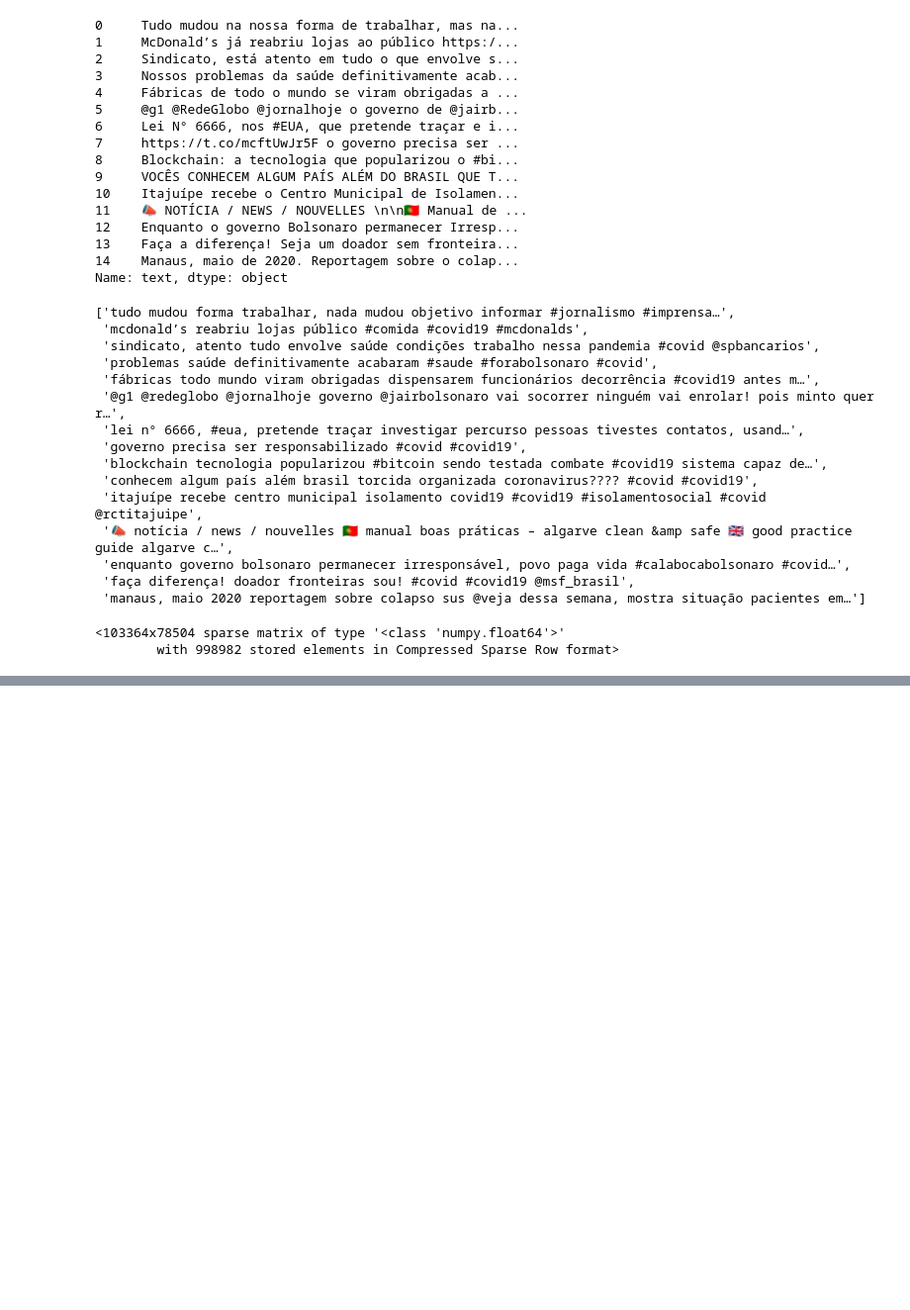
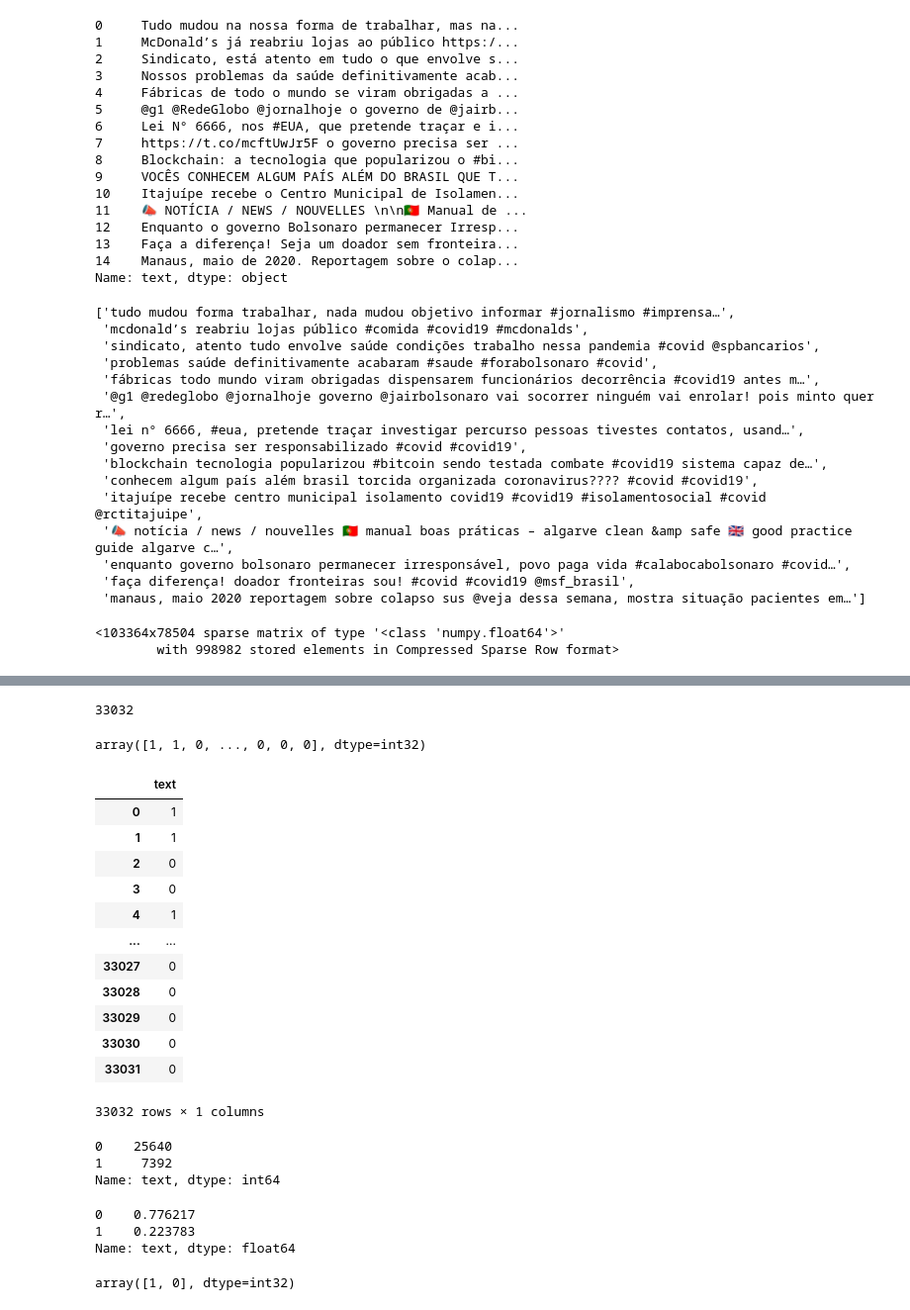
Before and after one commit to italolima04/monitoria-probabilidade-estatistica, a Jupyter notebook: Pesquisa-PID/Implementação-Algoritmos/Apresentação_PID_Implementação.ipynb, the cells around one changed output, grey strips where cells are left out. Shown at 99% size. Saved outputs shown, nothing was run; the diff lists cells and outputs as text; code cells hidden in the pictures; blank space fills up the shorter version.

```diff
--- a/Pesquisa-PID/Implementação-Algoritmos/Apresentação_PID_Implementação.ipynb
+++ b/Pesquisa-PID/Implementação-Algoritmos/Apresentação_PID_Implementação.ipynb
@@ -473,0 +307,48 @@ Cluster 1:
+# %%
+len(model.labels_)
+# %% [output]
+33032
+# %%
+#Verificando os labels originados pelo modelo.
+model.labels_
+# %% [output]
+array([1, 1, 0, ..., 0, 0, 0], dtype=int32)
+# %%
+#Criando DataFrame com as classificações para os tweets.
+df_kmeans = pd.DataFrame(data=model.labels_, columns=['text'])
+# %%
+#Visualizando o novo DataFrame criado.
+df_kmeans
+# %% [output]
+|  | text |
+| 0 | 1 |
+| 1 | 1 |
+| 2 | 0 |
+| 3 | 0 |
+| 4 | 1 |
+| ... | ... |
+| 33027 | 0 |
+| 33028 | 0 |
+| 33029 | 0 |
+| 33030 | 0 |
+| 33031 | 0 |
+33032 rows × 1 columns
+# %%
+#Distruibuição das sentenças nos clusters pelo algoritmo K-Means.
+df_kmeans['text'].value_counts()
+# %% [output]
+0    25640
+1     7392
+Name: text, dtype: int64
+# %%
+#Porcentagem que representa a distribuição das sentenças nos clusters pelo algoritmo K-Means.
+df_kmeans['text'].value_counts(normalize=True)
+# %% [output]
+0    0.776217
+1    0.223783
+Name: text, dtype: float64
+# %%
+#Verificando os clusters únicos.
+df_kmeans['text'].unique()
+# %% [output]
+array([1, 0], dtype=int32)
```
Also changed, not shown: parts of 93 cells of this notebook.
